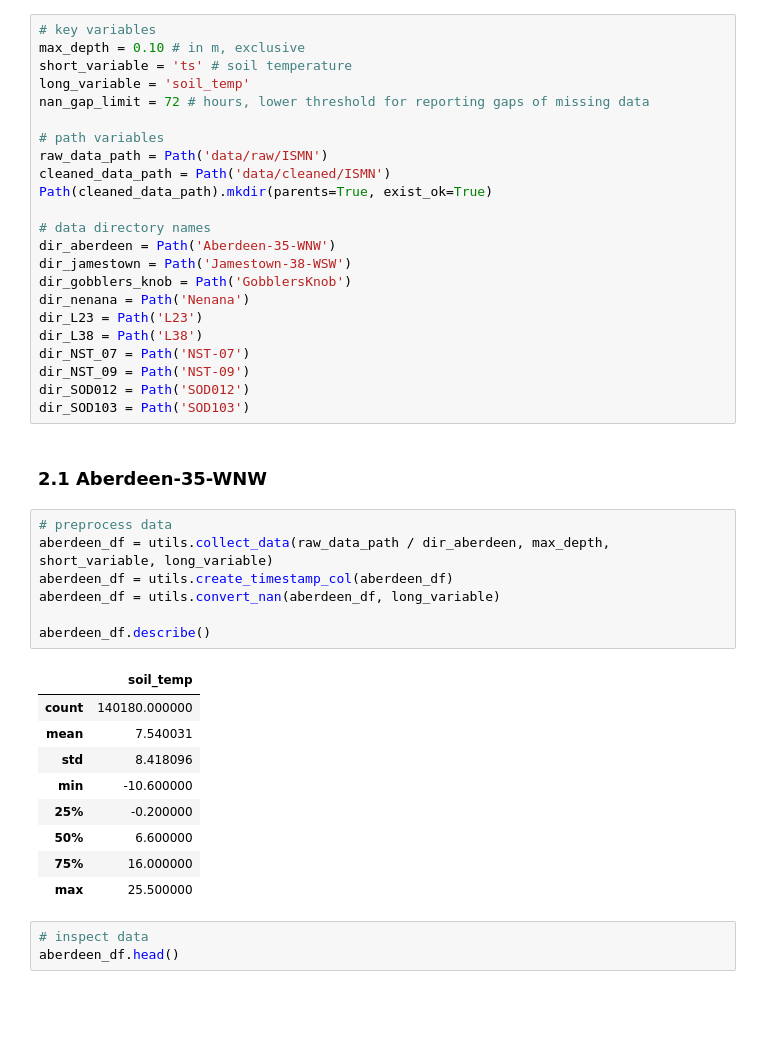
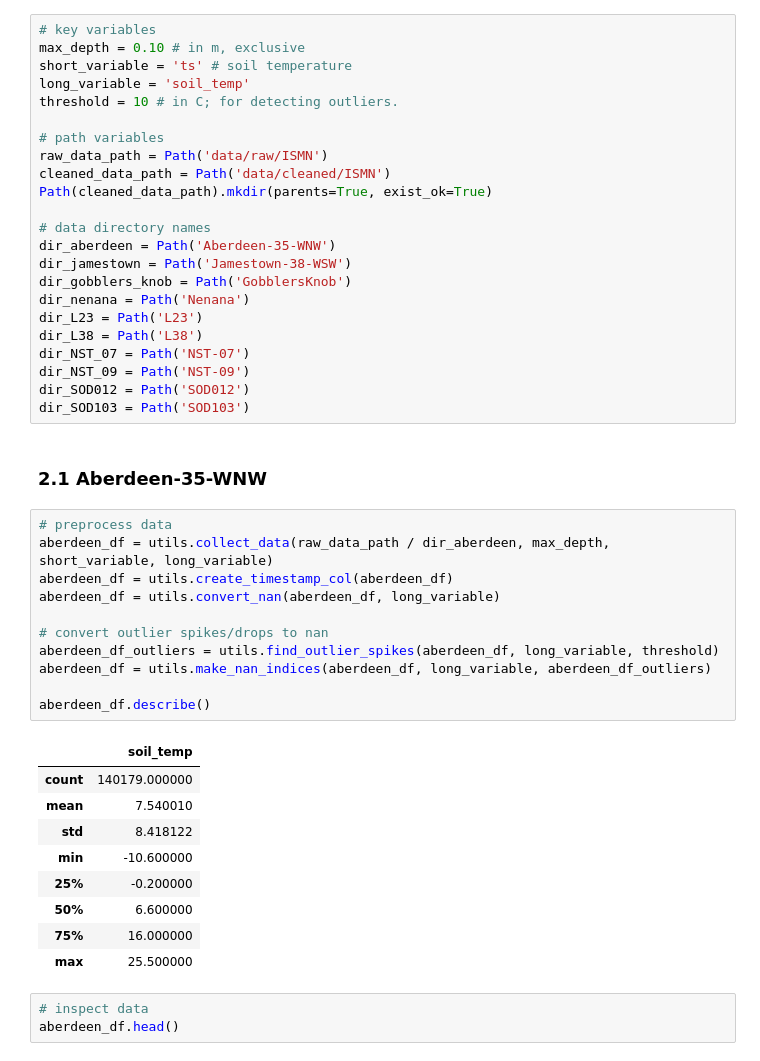
Before and after one commit to gerezk/freeze-thaw-soil-prediction, a Jupyter notebook: ISMN_data_cleaning.ipynb, the cells around one changed output. Saved outputs shown, nothing was run; the diff lists cells and outputs as text; blank space fills up the shorter version.

```diff
--- a/ISMN_data_cleaning.ipynb
+++ b/ISMN_data_cleaning.ipynb
@@ -24,7 +33,7 @@ The goal is to generate descriptive statistics, plot, and impute missing values
 max_depth = 0.10 # in m, exclusive
 short_variable = 'ts' # soil temperature
 long_variable = 'soil_temp'
-nan_gap_limit = 72 # hours, lower threshold for reporting gaps of missing data
+threshold = 10 # in C; for detecting outliers.
 
 # path variables
 raw_data_path = Path('data/raw/ISMN')
@@ -47,15 +56,19 @@ dir_SOD103 = Path('SOD103')
 # %%
 # preprocess data
 aberdeen_df = utils.collect_data(raw_data_path / dir_aberdeen, max_depth, short_variable, long_variable)
 aberdeen_df = utils.create_timestamp_col(aberdeen_df)
 aberdeen_df = utils.convert_nan(aberdeen_df, long_variable)
 
+# convert outlier spikes/drops to nan
+aberdeen_df_outliers = utils.find_outlier_spikes(aberdeen_df, long_variable, threshold)
+aberdeen_df = utils.make_nan_indices(aberdeen_df, long_variable, aberdeen_df_outliers)
+
 aberdeen_df.describe()
 # %% [output]
 |  | soil_temp |
-| count | 140180.000000 |
-| mean | 7.540031 |
-| std | 8.418096 |
+| count | 140179.000000 |
+| mean | 7.540010 |
+| std | 8.418122 |
 | min | -10.600000 |
 | 25% | -0.200000 |
 | 50% | 6.600000 |
```
Also changed, not shown: parts of 34 cells of this notebook, 2 other files.
